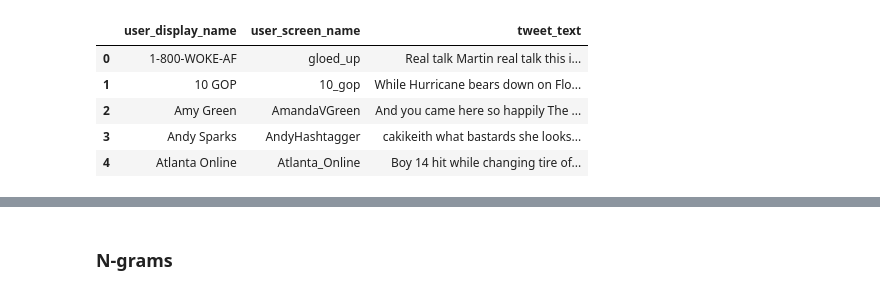
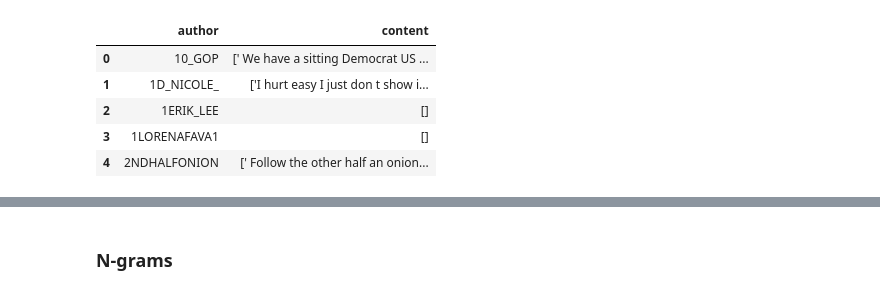
Before and after one commit to gcdunn/twitter-sockpuppet-nlp, a Jupyter notebook: NLP-5.ipynb, the cells around one changed output, grey strips where cells are left out. Drawn from its saved outputs; the diff is of its cells as text; code cells hidden in the pictures.

```diff
--- a/NLP-5.ipynb
+++ b/NLP-5.ipynb
@@ -8,14 +10,16 @@ from spacy.tokens import Doc
 from sklearn.feature_extraction.text import TfidfVectorizer
 from collections import Counter
 # %%
-user_original = pd.read_csv('../data/user_original.csv')
-user_rt = pd.read_csv('../data/user_rt.csv')
+#user_original = pd.read_csv('../data/user_original.csv')
+#user_rt = pd.read_csv('../data/user_rt.csv')
+
+with sql.connect('../data/user_original.db') as conn:
+    user_original = pd.read_sql_query('select * from user_original', conn)
+user_original.head()
+# %% [output]
+|  | author | content |
+| 0 | 10_GOP | [' We have a sitting Democrat US ... |
+| 1 | 1D_NICOLE_ | ['I hurt easy I just don t show i... |
+| 2 | 1ERIK_LEE | [] |
+| 3 | 1LORENAFAVA1 | [] |
+| 4 | 2NDHALFONION | [' Follow the other half an onion... |
-# %%
-user_original.head()
-# %% [output]
-|  | user_display_name | user_screen_name | tweet_text |
-| 0 | 1-800-WOKE-AF | gloed_up | Real talk Martin real talk this i... |
-| 1 | 10 GOP | 10_gop | While Hurricane bears down on Flo... |
-| 2 | Amy Green | AmandaVGreen | And you came here so happily The ... |
-| 3 | Andy Sparks | AndyHashtagger | cakikeith what bastards she looks... |
-| 4 | Atlanta Online | Atlanta_Online | Boy 14 hit while changing tire of... |
```
Also changed, not shown: parts of 28 cells of this notebook.
